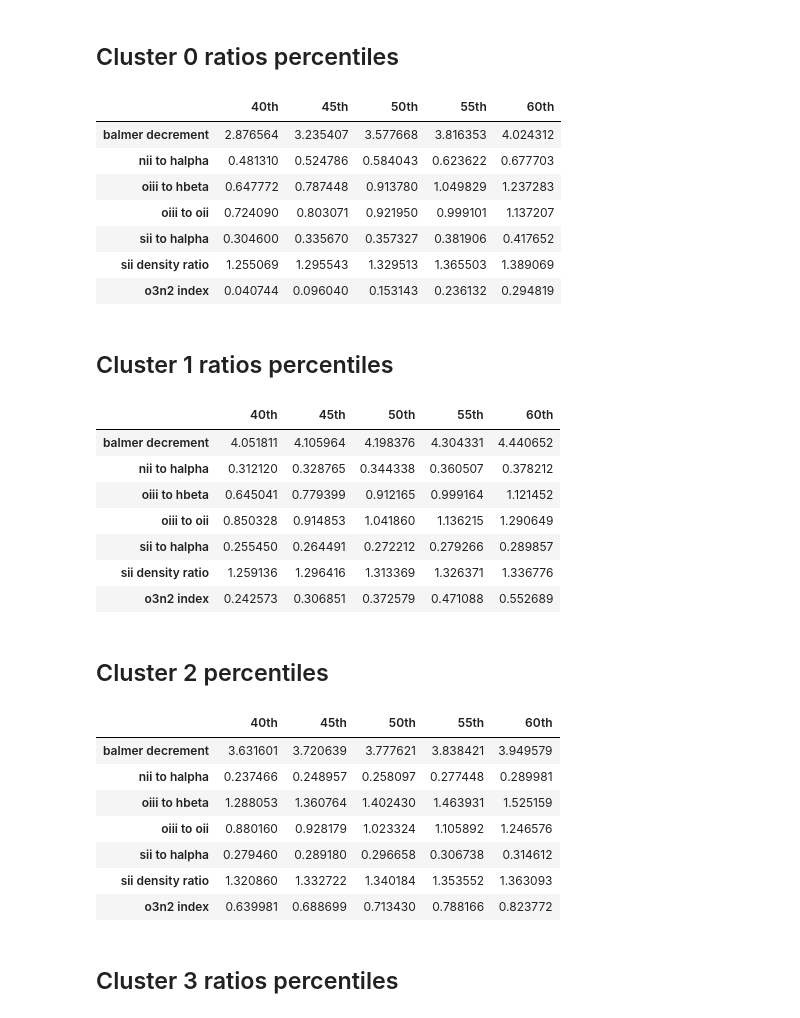
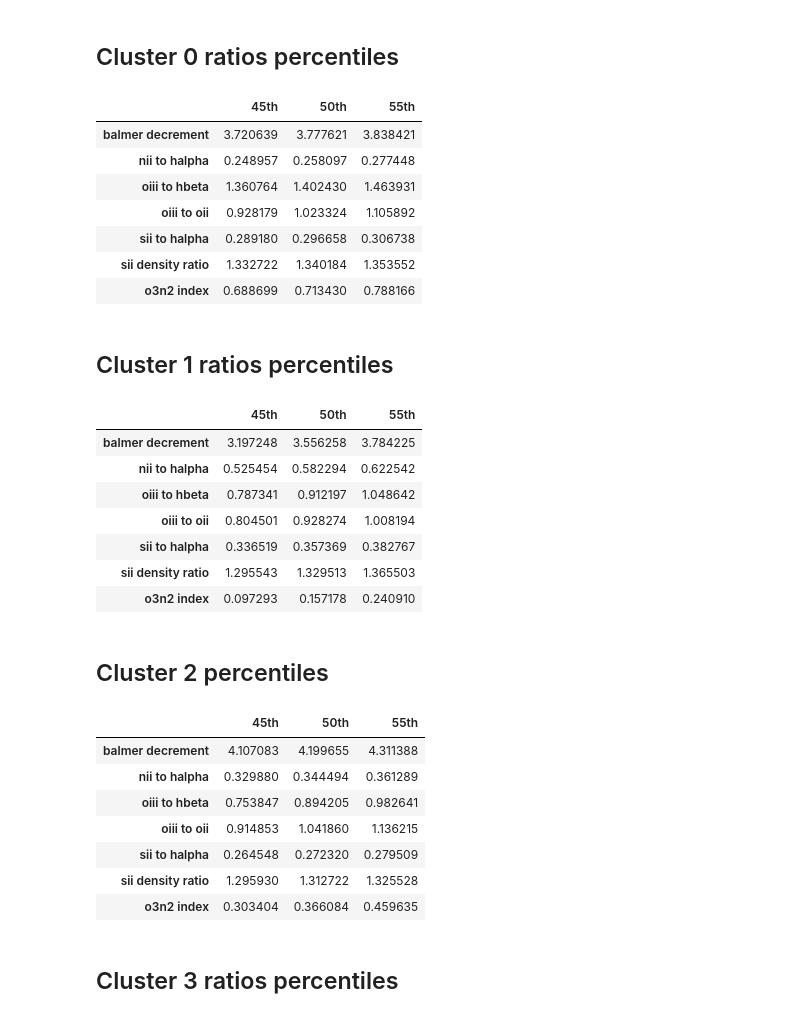
Before and after one commit to ed-ortizm/xai-astronomy, a Jupyter notebook: thesis/04_clustering_xai/06_lof_cluster_analysis.ipynb, the cells around one changed output. Saved outputs shown, nothing was run; the diff lists cells and outputs as text; code cells hidden in the pictures.

```diff
--- a/thesis/04_clustering_xai/06_lof_cluster_analysis.ipynb
+++ b/thesis/04_clustering_xai/06_lof_cluster_analysis.ipynb
@@ -294,0 +280,24 @@ Loading XAI data from: /home/elom/phd/code/explanations/bin_03/lof
+# %%
+scores_df = pd.read_csv(
+    f"{latent_dir}/{bin_id}/{score_name}/lof_scores_bin_03_n60_manhattan.csv",
+    usecols=["specobjid", score_name],
+    index_col="specobjid",
+).loc[specobjids_arr]
+
+sorted_specobjids_arr = scores_df[score_name].sort_values(
+    ascending=False
+).index.to_numpy()
+
+# 1. Find the index mapping from specobjids_arr to sorted_specobjids_arr
+indexer = pd.Index(specobjids_arr).get_indexer(sorted_specobjids_arr)
+
+# 2. Reorder all three arrays simultaneously using the indexer
+specobjids_arr = specobjids_arr[indexer]
+anomalies_arr = anomalies_arr[indexer]
+weights_arr = weights_arr[indexer]
+
+weights_dict = weights_prep(
+    weights=weights_arr, n_segments=n_segments
+)
+
+scores_df.loc[specobjids_arr].head(5)
@@ -333,4 +385,4 @@ cluster_meta_df.to_csv(f"{kmeans_model_dir}/metadata.csv.gz", compression="gzip"
 # %%
 cluster_meta_df = pd.read_csv(
     f"{kmeans_model_dir}/metadata.csv.gz", index_col="specobjid"
-).loc[sorted_specobjids_arr]
+).loc[specobjids_arr]
@@ -474,30 +438,30 @@ ratios_percentiles_df
 ## Cluster 0 ratios percentiles
 # %%
 cluster_mask = cluster_meta_df["cluster"] == 0
-percentiles = np.arange(0.40, 0.65, 0.05)
+percentiles = np.arange(0.45, 0.60, 0.05)
 ratios_percentiles_df = cluster_meta_df.loc[
     cluster_mask, SDSS_NEBULAR_LINES_RATIOS_NAMES
 ].quantile(q=percentiles).T
 # map index name by replacing the '_' with ' ' for better readability
 ratios_percentiles_df.index = [
     idx.replace("_", " ") for idx in ratios_percentiles_df.index
 ]
 ratios_percentiles_df.columns = [f"{int(q * 100)}th" for q in percentiles]
 ratios_percentiles_df
 # %% [output]
-|  | 40th | 45th | 50th | 55th | 60th |
-| balmer decrement | 2.876564 | 3.235407 | 3.577668 | 3.816353 | 4.024312 |
-| nii to halpha | 0.481310 | 0.524786 | 0.584043 | 0.623622 | 0.677703 |
-| oiii to hbeta | 0.647772 | 0.787448 | 0.913780 | 1.049829 | 1.237283 |
-| oiii to oii | 0.724090 | 0.803071 | 0.921950 | 0.999101 | 1.137207 |
-| sii to halpha | 0.304600 | 0.335670 | 0.357327 | 0.381906 | 0.417652 |
-| sii density ratio | 1.255069 | 1.295543 | 1.329513 | 1.365503 | 1.389069 |
-| o3n2 index | 0.040744 | 0.096040 | 0.153143 | 0.236132 | 0.294819 |
+|  | 45th | 50th | 55th |
+| balmer decrement | 3.720639 | 3.777621 | 3.838421 |
+| nii to halpha | 0.248957 | 0.258097 | 0.277448 |
+| oiii to hbeta | 1.360764 | 1.402430 | 1.463931 |
+| oiii to oii | 0.928179 | 1.023324 | 1.105892 |
+| sii to halpha | 0.289180 | 0.296658 | 0.306738 |
+| sii density ratio | 1.332722 | 1.340184 | 1.353552 |
+| o3n2 index | 0.688699 | 0.713430 | 0.788166 |
 # %% [markdown]
 ## Cluster 1 ratios percentiles
 # %%
 cluster_mask = cluster_meta_df["cluster"] == 1
-percentiles = np.arange(0.40, 0.65, 0.05)
+percentiles = np.arange(0.45, 0.60, 0.05)
 ratios_percentiles_df = cluster_meta_df.loc[
     cluster_mask, SDSS_NEBULAR_LINES_RATIOS_NAMES
 ].quantile(q=percentiles).T
@@ -508,19 +472,19 @@ ratios_percentiles_df.index = [
 ratios_percentiles_df.columns = [f"{int(q * 100)}th" for q in percentiles]
 ratios_percentiles_df
 # %% [output]
-|  | 40th | 45th | 50th | 55th | 60th |
-| balmer decrement | 4.051811 | 4.105964 | 4.198376 | 4.304331 | 4.440652 |
-| nii to halpha | 0.312120 | 0.328765 | 0.344338 | 0.360507 | 0.378212 |
-| oiii to hbeta | 0.645041 | 0.779399 | 0.912165 | 0.999164 | 1.121452 |
-| oiii to oii | 0.850328 | 0.914853 | 1.041860 | 1.136215 | 1.290649 |
-| sii to halpha | 0.255450 | 0.264491 | 0.272212 | 0.279266 | 0.289857 |
-| sii density ratio | 1.259136 | 1.296416 | 1.313369 | 1.326371 | 1.336776 |
-| o3n2 index | 0.242573 | 0.306851 | 0.372579 | 0.471088 | 0.552689 |
+|  | 45th | 50th | 55th |
+| balmer decrement | 3.197248 | 3.556258 | 3.784225 |
+| nii to halpha | 0.525454 | 0.582294 | 0.622542 |
+| oiii to hbeta | 0.787341 | 0.912197 | 1.048642 |
+| oiii to oii | 0.804501 | 0.928274 | 1.008194 |
+| sii to halpha | 0.336519 | 0.357369 | 0.382767 |
+| sii density ratio | 1.295543 | 1.329513 | 1.365503 |
+| o3n2 index | 0.097293 | 0.157178 | 0.240910 |
 # %% [markdown]
 ## Cluster 2 percentiles
 # %%
 cluster_mask = cluster_meta_df["cluster"] == 2
-percentiles = np.arange(0.40, 0.65, 0.05)
+percentiles = np.arange(0.45, 0.60, 0.05)
 ratios_percentiles_df = cluster_meta_df.loc[
     cluster_mask, SDSS_NEBULAR_LINES_RATIOS_NAMES
 ].quantile(q=percentiles).T
@@ -531,14 +495,14 @@ ratios_percentiles_df.index = [
 ratios_percentiles_df.columns = [f"{int(q * 100)}th" for q in percentiles]
 ratios_percentiles_df
 # %% [output]
-|  | 40th | 45th | 50th | 55th | 60th |
-| balmer decrement | 3.631601 | 3.720639 | 3.777621 | 3.838421 | 3.949579 |
-| nii to halpha | 0.237466 | 0.248957 | 0.258097 | 0.277448 | 0.289981 |
-| oiii to hbeta | 1.288053 | 1.360764 | 1.402430 | 1.463931 | 1.525159 |
-| oiii to oii | 0.880160 | 0.928179 | 1.023324 | 1.105892 | 1.246576 |
-| sii to halpha | 0.279460 | 0.289180 | 0.296658 | 0.306738 | 0.314612 |
-| sii density ratio | 1.320860 | 1.332722 | 1.340184 | 1.353552 | 1.363093 |
-| o3n2 index | 0.639981 | 0.688699 | 0.713430 | 0.788166 | 0.823772 |
+|  | 45th | 50th | 55th |
+| balmer decrement | 4.107083 | 4.199655 | 4.311388 |
+| nii to halpha | 0.329880 | 0.344494 | 0.361289 |
+| oiii to hbeta | 0.753847 | 0.894205 | 0.982641 |
+| oiii to oii | 0.914853 | 1.041860 | 1.136215 |
+| sii to halpha | 0.264548 | 0.272320 | 0.279509 |
+| sii density ratio | 1.295930 | 1.312722 | 1.325528 |
+| o3n2 index | 0.303404 | 0.366084 | 0.459635 |
 # %% [markdown]
 ## Cluster 3 ratios percentiles
 # %%
```
Also changed, not shown: parts of 32 cells of this notebook.
